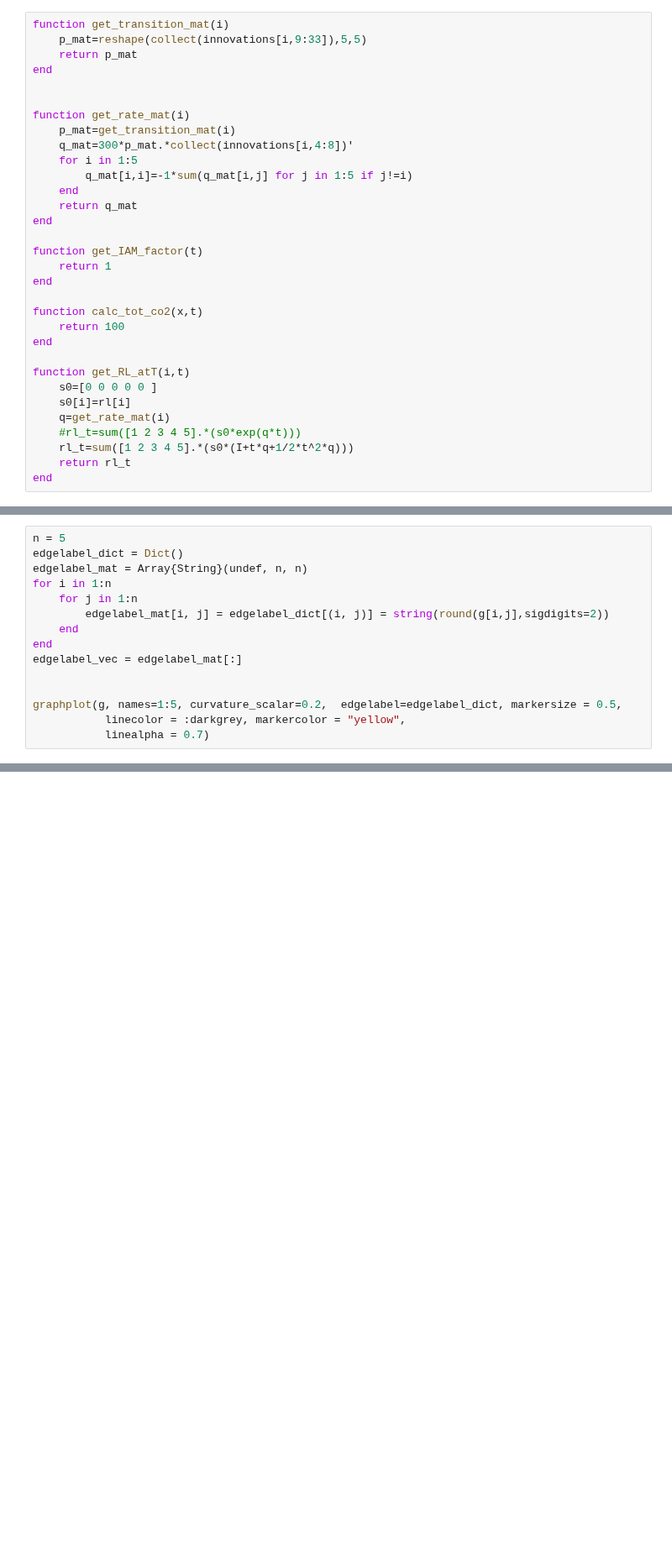
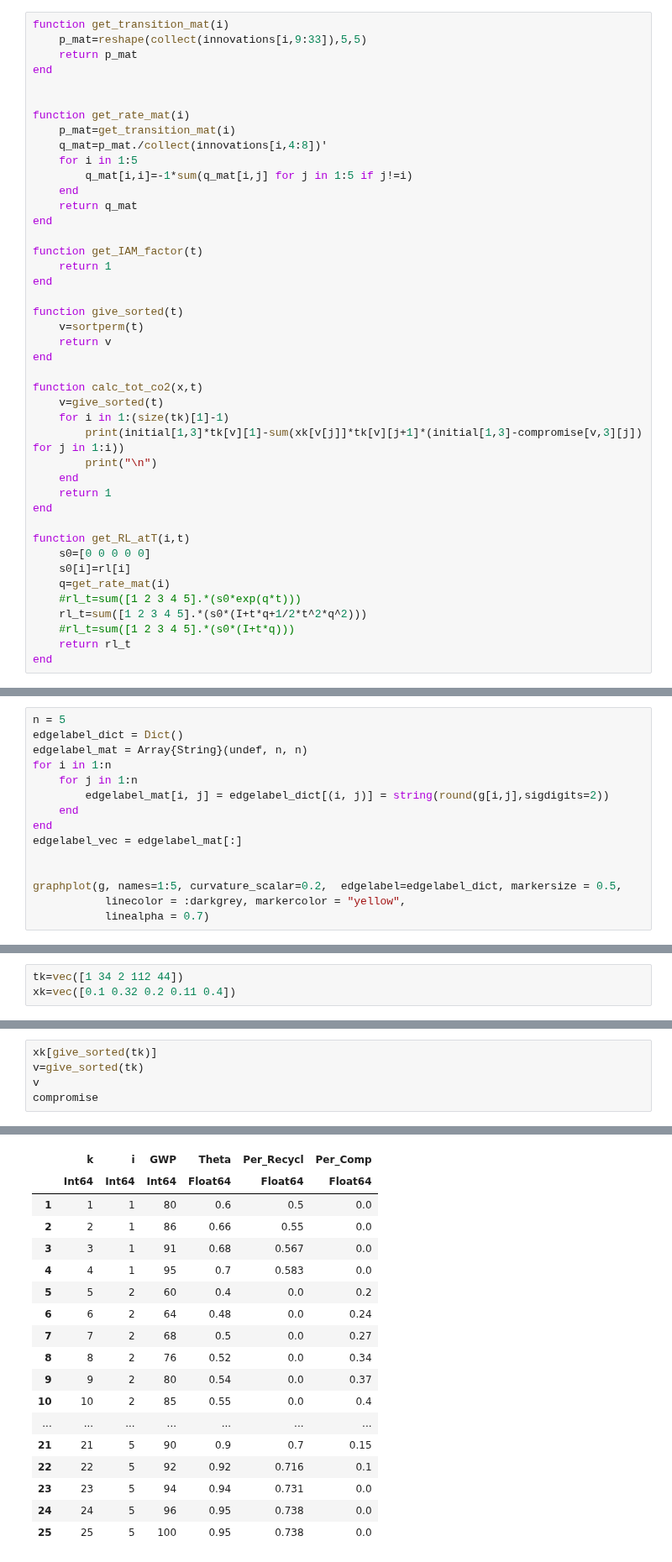
Before and after one commit to vyom-thakker/RoadmapsIAM, a Jupyter notebook: Toy-problem.ipynb, the cells around one changed output, grey strips where cells are left out. Shown at 84% size. Drawn from its saved outputs; the diff is of its cells as text; blank space fills up the shorter version.

```diff
--- a/Toy-problem.ipynb
+++ b/Toy-problem.ipynb
@@ -34,7 +37,7 @@ end
 
 function get_rate_mat(i)
     p_mat=get_transition_mat(i)
-    q_mat=300*p_mat.*collect(innovations[i,4:8])'
+    q_mat=p_mat./collect(innovations[i,4:8])'
     for i in 1:5
         q_mat[i,i]=-1*sum(q_mat[i,j] for j in 1:5 if j!=i)
     end
@@ -45,16 +48,27 @@ function get_IAM_factor(t)
     return 1
 end
 
+function give_sorted(t)
+    v=sortperm(t)
+    return v
+end
+
 function calc_tot_co2(x,t)
-    return 100
+    v=give_sorted(t)
+    for i in 1:(size(tk)[1]-1)
+        print(initial[1,3]*tk[v][1]-sum(xk[v[j]]*tk[v][j+1]*(initial[1,3]-compromise[v,3][j]) for j in 1:i))
+        print("\n")
+    end
+    return 1
 end
 
 function get_RL_atT(i,t)
-    s0=[0 0 0 0 0 ]
+    s0=[0 0 0 0 0]
     s0[i]=rl[i]
     q=get_rate_mat(i)
     #rl_t=sum([1 2 3 4 5].*(s0*exp(q*t)))
-    rl_t=sum([1 2 3 4 5].*(s0*(I+t*q+1/2*t^2*q)))
+    rl_t=sum([1 2 3 4 5].*(s0*(I+t*q+1/2*t^2*q^2)))
+    #rl_t=sum([1 2 3 4 5].*(s0*(I+t*q)))
     return rl_t
 end
 # %% [output]
@@ -295,0 +260,3 @@ a.^2
+# %%
+tk=vec([1 34 2 112 44])
+xk=vec([0.1 0.32 0.2 0.11 0.4])
@@ -295,0 +270,6 @@ a.^2
+# %%
+xk[give_sorted(tk)]
+v=give_sorted(tk)
+v
+compromise
+# %% [output]
@@ -295,0 +277,18 @@ a.^2
+|  | k | i | GWP | Theta | Per_Recycl | Per_Comp |
+|  | Int64 | Int64 | Int64 | Float64 | Float64 | Float64 |
+| 1 | 1 | 1 | 80 | 0.6 | 0.5 | 0.0 |
+| 2 | 2 | 1 | 86 | 0.66 | 0.55 | 0.0 |
+| 3 | 3 | 1 | 91 | 0.68 | 0.567 | 0.0 |
+| 4 | 4 | 1 | 95 | 0.7 | 0.583 | 0.0 |
+| 5 | 5 | 2 | 60 | 0.4 | 0.0 | 0.2 |
+| 6 | 6 | 2 | 64 | 0.48 | 0.0 | 0.24 |
+| 7 | 7 | 2 | 68 | 0.5 | 0.0 | 0.27 |
+| 8 | 8 | 2 | 76 | 0.52 | 0.0 | 0.34 |
+| 9 | 9 | 2 | 80 | 0.54 | 0.0 | 0.37 |
+| 10 | 10 | 2 | 85 | 0.55 | 0.0 | 0.4 |
+| ... | ... | ... | ... | ... | ... | ... |
+| 21 | 21 | 5 | 90 | 0.9 | 0.7 | 0.15 |
+| 22 | 22 | 5 | 92 | 0.92 | 0.716 | 0.1 |
+| 23 | 23 | 5 | 94 | 0.94 | 0.731 | 0.0 |
+| 24 | 24 | 5 | 96 | 0.95 | 0.738 | 0.0 |
+| 25 | 25 | 5 | 100 | 0.95 | 0.738 | 0.0 |
```
Also changed, not shown: parts of 40 cells of this notebook, 3 other files.
